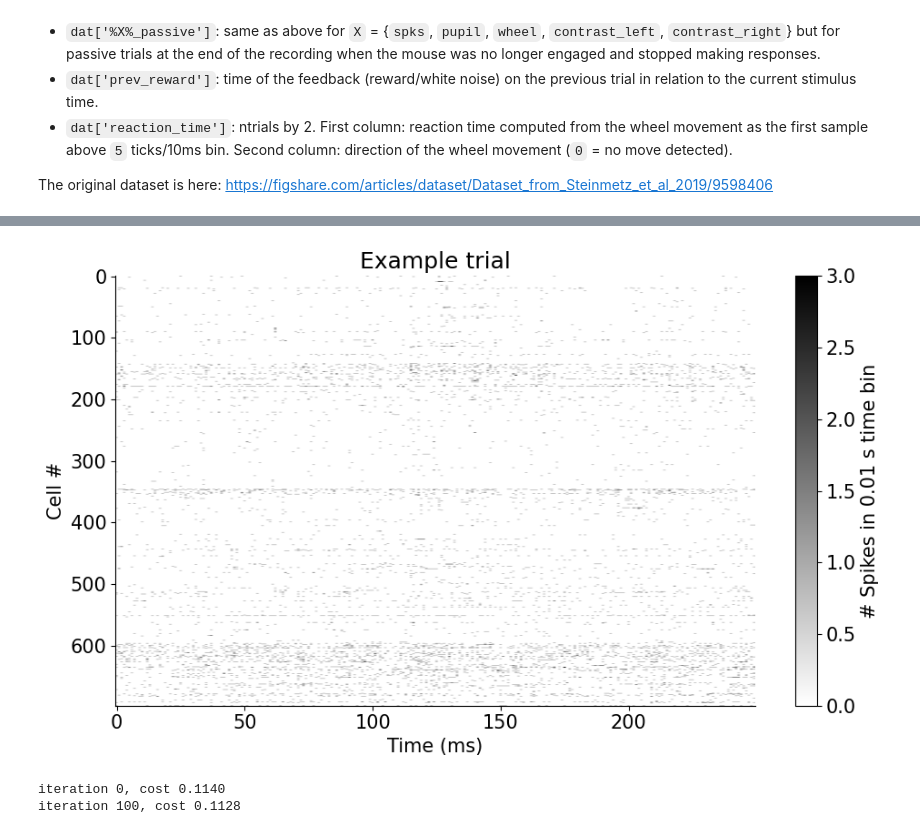
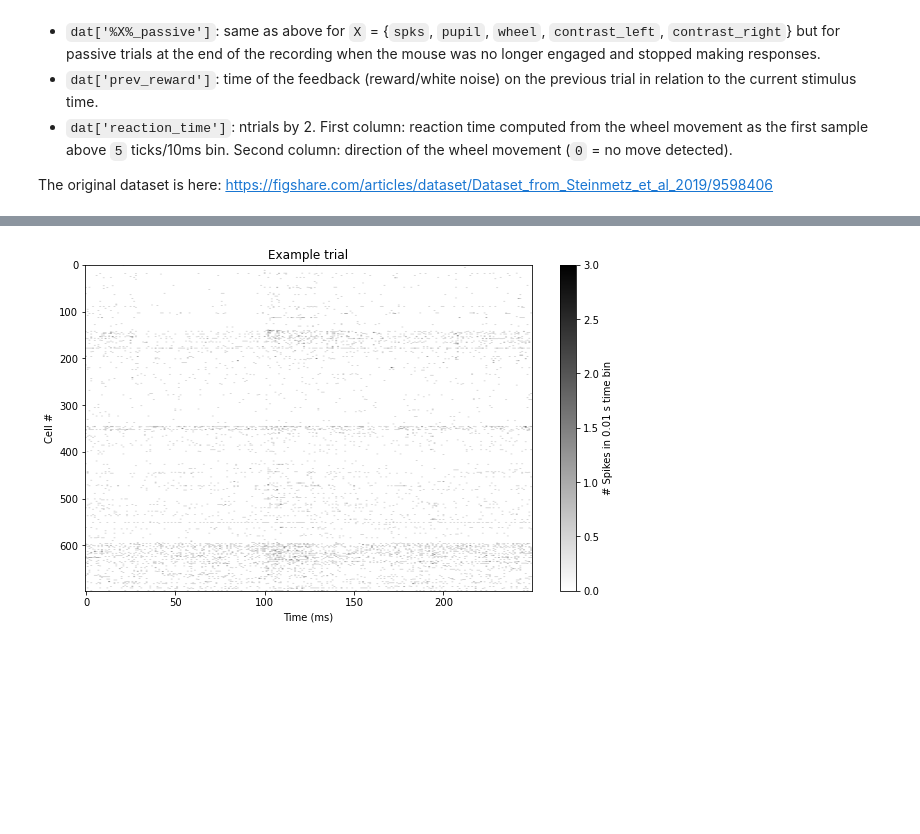
Before and after one commit to kkke/NeuroMatch_Project, a Jupyter notebook: Copy_of_load_steinmetz_decisions.ipynb, the cells around one changed output, grey strips where cells are left out. Drawn from its saved outputs; the diff is of its cells as text; code cells hidden in the pictures; blank space fills up the shorter version.

```diff
--- a/Copy_of_load_steinmetz_decisions.ipynb
+++ b/Copy_of_load_steinmetz_decisions.ipynb
@@ -502,9 +322,0 @@ plt.show()
-# %%
-# @title Figure settings
-from matplotlib import rcParams
-
-rcParams['figure.figsize'] = [20, 4]
-rcParams['font.size'] = 15
-rcParams['axes.spines.top'] = False
-rcParams['axes.spines.right'] = False
-rcParams['figure.autolayout'] = True
@@ -735,14 +466,11 @@ array(['VISp', 'VISp', 'VISp', 'DG', 'VISp', 'VISp', 'SUB', 'DG', 'VISp',
 # %%
+# Visulize the data from one trial
 plt.figure(figsize = (10, 6))
-plt.imshow(x[:, 2, :].T, cmap='gray_r', vmax = 3, vmin=0, aspect='auto')
+plt.imshow(dat['spks'][:, 0, :], cmap='gray_r', vmax = 3, vmin=0, aspect='auto')
 plt.xlabel('Time (ms)')
 plt.ylabel('Cell #')
 plt.colorbar(orientation='vertical', label='# Spikes in 0.01 s time bin')
 plt.title('Example trial')
 plt.show()
-
-# MLP: flatten data --> classifier
-# can RNN work similarly?
-%%
 # %% [output]
-[figure, old version]
+[figure, new version]
@@ -768,25 +476,0 @@ optimizer = torch.optim.Adam(net.parameters(), lr=.005)
-# %%
-# you can keep re-running this cell if you think the cost might decrease further
-
-# we define the Poisson log-likelihood loss
-def Poisson_loss(lam, spk):
-  return lam - spk * torch.log(lam)
-
-niter = 101
-for k in range(niter):
-  # the network outputs the single-neuron prediction and the latents
-  z, y = net(x1)
-
-  # our log-likelihood cost
-  cost = Poisson_loss(z, x0).mean()
-
-  # train the network as usual
-  cost.backward()
-  optimizer.step()
-  optimizer.zero_grad()
-
-  if k % 100 == 0:
-    print(f'iteration {k}, cost {cost.item():.4f}')
-# %% [output]
-iteration 0, cost 0.1140
-iteration 100, cost 0.1128
```
Also changed, not shown: parts of 50 cells of this notebook.
